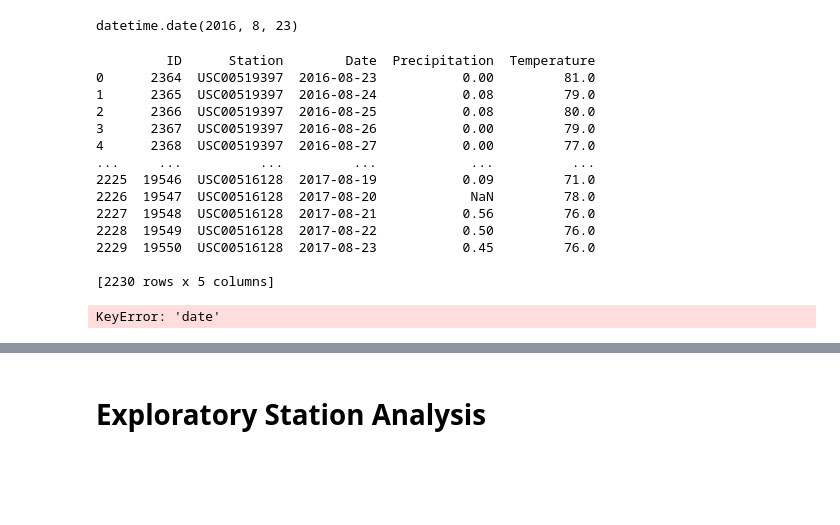
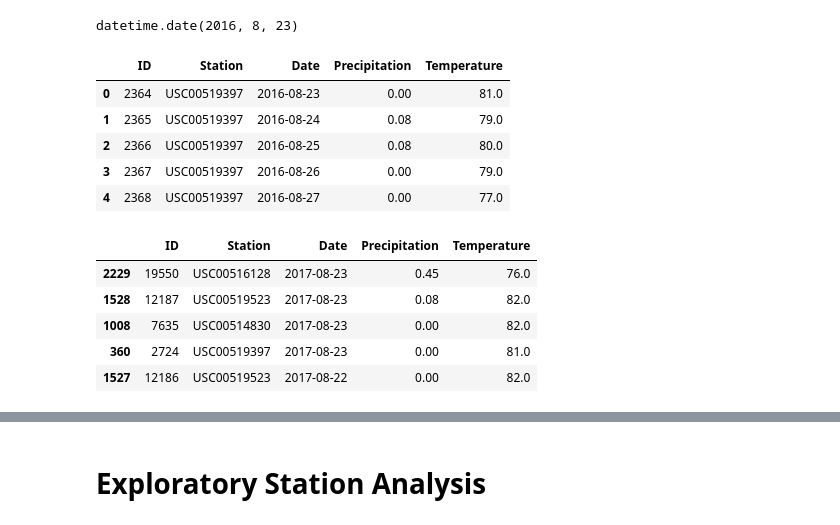
Before and after one commit to mshaaban1400/sqlalchemy-challenge, a Jupyter notebook: SurfsUp/climate_starter.ipynb, the cells around one changed output, grey strips where cells are left out. Saved outputs shown, nothing was run; the diff lists cells and outputs as text; code cells hidden in the pictures; blank space fills up the shorter version.

```diff
--- a/SurfsUp/climate_starter.ipynb
+++ b/SurfsUp/climate_starter.ipynb
@@ -79,35 +81,30 @@ for result in results:
 # %%
 # Save the query results as a Pandas DataFrame
 last_year = pd.DataFrame({
     'ID': ids,
     'Station': stations,
     'Date': dates,
     'Precipitation': precipitations,
     'Temperature': temperatures,
 })
 
 # Print or use the DataFrame as needed
-print(last_year)
+last_year.head()
 # %% [output]
-         ID      Station        Date  Precipitation  Temperature
-0      2364  USC00519397  2016-08-23           0.00         81.0
-1      2365  USC00519397  2016-08-24           0.08         79.0
-2      2366  USC00519397  2016-08-25           0.08         80.0
-3      2367  USC00519397  2016-08-26           0.00         79.0
-4      2368  USC00519397  2016-08-27           0.00         77.0
-...     ...          ...         ...            ...          ...
-2225  19546  USC00516128  2017-08-19           0.09         71.0
-2226  19547  USC00516128  2017-08-20            NaN         78.0
-2227  19548  USC00516128  2017-08-21           0.56         76.0
-2228  19549  USC00516128  2017-08-22           0.50         76.0
-2229  19550  USC00516128  2017-08-23           0.45         76.0
-
-[2230 rows x 5 columns]
+|  | ID | Station | Date | Precipitation | Temperature |
+| 0 | 2364 | USC00519397 | 2016-08-23 | 0.00 | 81.0 |
+| 1 | 2365 | USC00519397 | 2016-08-24 | 0.08 | 79.0 |
+| 2 | 2366 | USC00519397 | 2016-08-25 | 0.08 | 80.0 |
+| 3 | 2367 | USC00519397 | 2016-08-26 | 0.00 | 79.0 |
+| 4 | 2368 | USC00519397 | 2016-08-27 | 0.00 | 77.0 |
 # %%
-
 # Sort the dataframe by date
-sorted_last_year = last_year.sort_values('date', ascending=False)
-
-# Use Pandas Plotting with Matplotlib to plot the data
+sorted_last_year = last_year.sort_values('Date', ascending=False)
+sorted_last_year.head()
 # %% [output]
-KeyError: 'date'
+|  | ID | Station | Date | Precipitation | Temperature |
+| 2229 | 19550 | USC00516128 | 2017-08-23 | 0.45 | 76.0 |
+| 1528 | 12187 | USC00519523 | 2017-08-23 | 0.08 | 82.0 |
+| 1008 | 7635 | USC00514830 | 2017-08-23 | 0.00 | 82.0 |
+| 360 | 2724 | USC00519397 | 2017-08-23 | 0.00 | 81.0 |
+| 1527 | 12186 | USC00519523 | 2017-08-22 | 0.00 | 82.0 |
```
Also changed, not shown: parts of 9 cells of this notebook.
